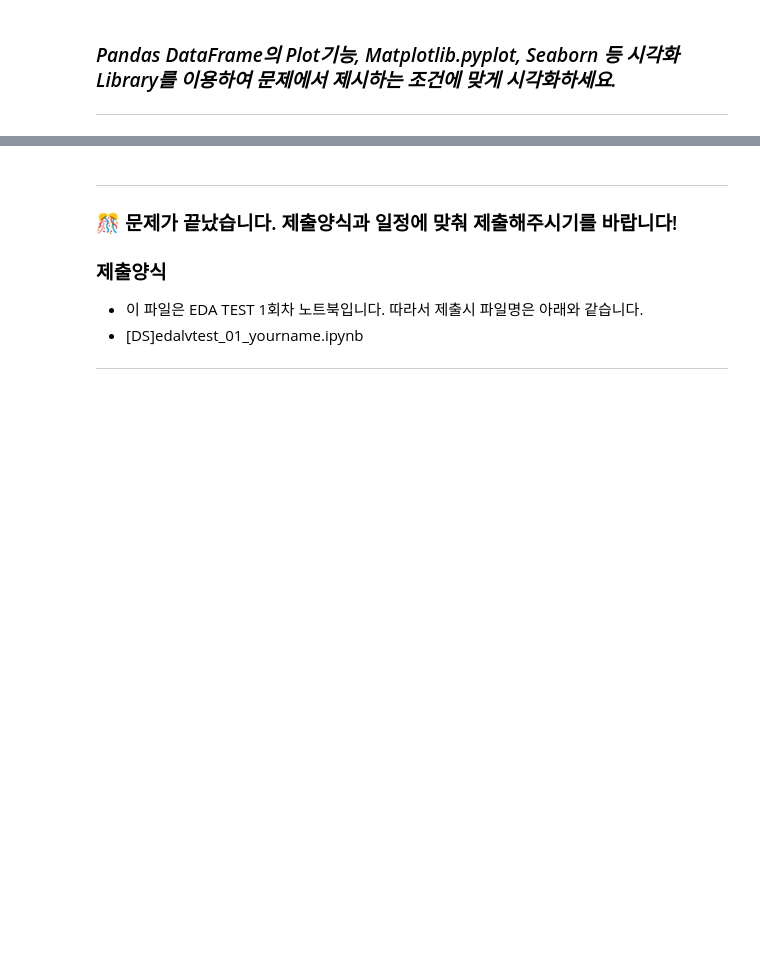
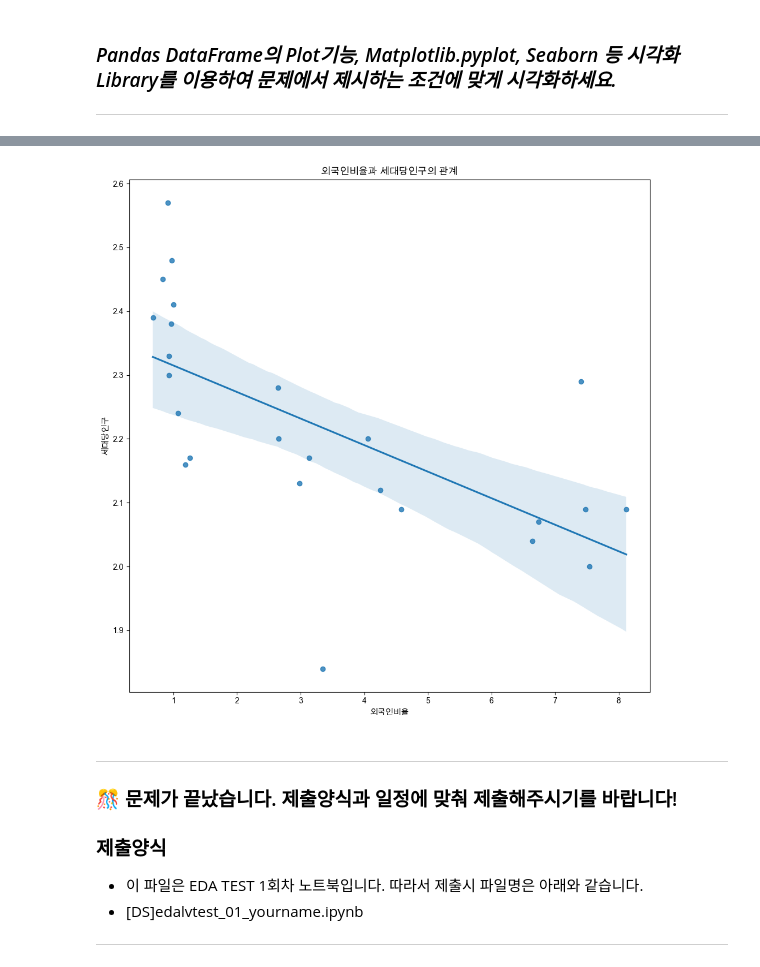
Before and after one commit to w25536/python, a Jupyter notebook: 제로베이스/EDA 테스트 1회차/[DS]18_eda1_suhjeongho.ipynb, the cells around one changed output, grey strips where cells are left out. Cells and saved outputs as stored; diff of their text form; code cells hidden in the pictures; blank space fills up the shorter version.

```diff
--- a/제로베이스/EDA 테스트 1회차/[DS]18_eda1_suhjeongho.ipynb
+++ b/제로베이스/EDA 테스트 1회차/[DS]18_eda1_suhjeongho.ipynb
@@ -428,3 +452,15 @@ else:
+# %%
+# 3-4: scatterplot + regression
+
+plt.figure(figsize=(10, 10))
+sns.regplot(x='외국인비율', y='세대당인구', data=df_target)
+plt.title('외국인비율과 세대당인구의 관계')
+plt.xlabel('외국인비율')
+plt.ylabel('세대당인구')
+plt.tight_layout()
+plt.show()
+# %% [output]
+[figure, added]
 # %% [markdown]
 ***
 
```
Also changed, not shown: parts of 8 cells of this notebook, 2 other files.
